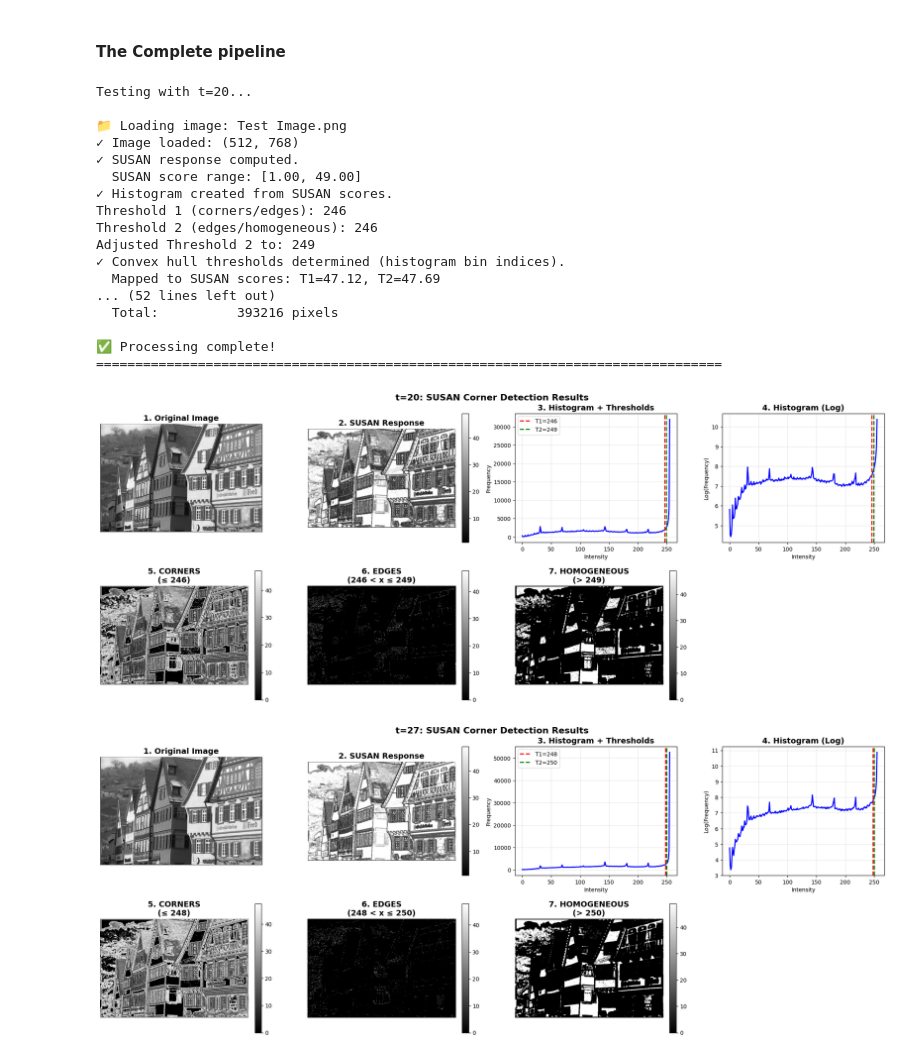
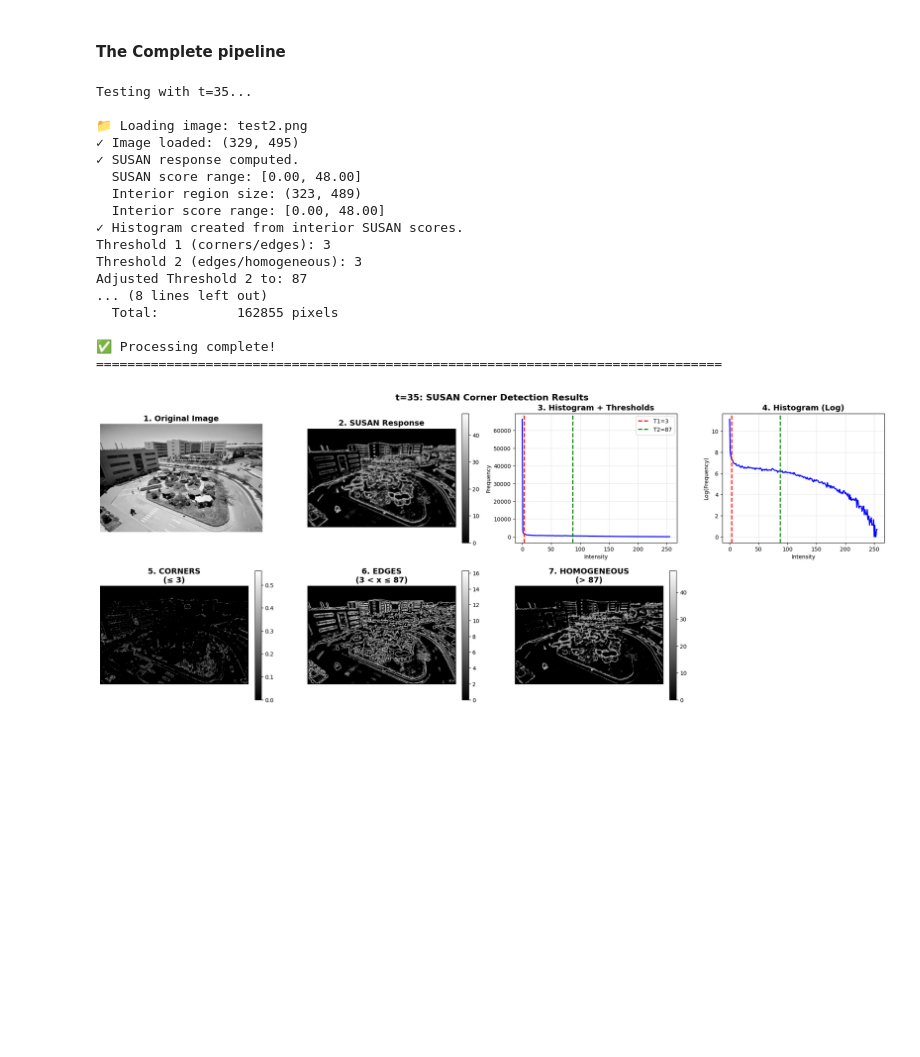
Before and after one commit to MohamedElsaeed424/Corner-and-Edge-Detector, a Jupyter notebook: cv-assignment2.ipynb, the cells around one changed output. Saved outputs shown, nothing was run; the diff lists cells and outputs as text; code cells hidden in the pictures; blank space fills up the shorter version.

Commit message:
removed padding  + added inverted scores ( THERE IS SOMETHING WRONG IN RESULTS T1 ALWAYS VERY LOW )

```diff
--- a/cv-assignment2.ipynb
+++ b/cv-assignment2.ipynb
@@ -134,7 +132,7 @@ def susan_histogram(scores, bins=256):
     Parameters:
     -----------
     scores : 2D numpy array
-        SUSAN scores for each pixel
+        SUSAN scores for each pixel (should be interior region only)
     bins : int, optional
         Number of bins for histogram (default: 256)
 
@@ -197,26 +195,24 @@ def susan(image, t, radius=3):
 
     img = image.astype(np.float32)
 
-    pad = radius
-    padded = np.pad(img, pad, mode='edge')
-
     mask = circular_mask(radius)
 
     scores = np.zeros((h, w), dtype=np.float32)
+    max_score = len(mask)  # Maximum possible USAN (number of pixels in mask)
 
-    for y in range(h):
-        for x in range(w):
+    for y in range(radius, h - radius):
+        for x in range(radius, w - radius):
            # nucleus
-            center_intensity = padded[y + pad, x + pad]
+            center_intensity = img[y, x]
 
             usan_size = 0.0
 
             for b, a in mask:
 
-                ny = y + a + pad
-                nx = x + b + pad
+                ny = y + a
+                nx = x + b
 
-                neighbor_intensity = padded[ny, nx]
+                neighbor_intensity = img[ny, nx]
 
                 intensity_diff = neighbor_intensity - center_intensity
 
@@ -224,7 +220,8 @@ def susan(image, t, radius=3):
 
                 usan_size += c_m
 
-            scores[y, x] = usan_size
+            # Invert: small USAN (corners) -> high score (bright)
+            scores[y, x] = max_score - usan_size
 
     return scores
 # %% [markdown]
@@ -556,9 +553,15 @@ def run_complete_pipeline(image_path, t_parameter=27, radius=3):
     print("✓ SUSAN response computed.")
     print(f"  SUSAN score range: [{manual_min(susan_response):.2f}, {manual_max(susan_response):.2f}]")
 
-    # Step 2: Create histogram from SUSAN scores
-    histogram, bin_edges = susan_histogram(susan_response, bins=256)
-    print("✓ Histogram created from SUSAN scores.")
+    # Extract only the interior (processed) region for histogram
+    h, w = susan_response.shape
+    interior_scores = susan_response[radius:h-radius, radius:w-radius]
+    print(f"  Interior region size: {interior_scores.shape}")
+    print(f"  Interior score range: [{manual_min(interior_scores):.2f}, {manual_max(interior_scores):.2f}]")
+
+    # Step 2: Create histogram from INTERIOR SUSAN scores only
+    histogram, bin_edges = susan_histogram(interior_scores, bins=256)
+    print("✓ Histogram created from interior SUSAN scores.")
 
     # Step 3: Apply convex hull thresholding (returns bin indices)
     threshold1_idx, threshold2_idx = two_pass_convex_hull_threshold(histogram)
@@ -570,6 +573,7 @@ def run_complete_pipeline(image_path, t_parameter=27, radius=3):
     print(f"  Mapped to SUSAN scores: T1={threshold1:.2f}, T2={threshold2:.2f}")
 
     # Step 5: Segment regions using actual SUSAN score thresholds
+    # Apply to FULL image (including borders)
     corners, edges, homogeneous = DrawImages(
         threshold1, threshold2, susan_response
     )
@@ -611,32 +615,31 @@ def run_complete_pipeline(image_path, t_parameter=27, radius=3):
     }
 # %%
 
-image_path = 'Test Image.png'
+image_path = 'test2.png'
 # results = run_complete_pipeline(image_path, t_parameter=27, radius=3)
 # plt.show()
 
-t_values = [20, 27, 35]
+t_values = [35]
 
 for idx, t in enumerate(t_values):
     print(f"\nTesting with t={t}...")
     result = run_complete_pipeline(image_path, t_parameter=t, radius=3)
 # %% [output]
-Testing with t=20...
+Testing with t=35...
 
-📁 Loading image: Test Image.png
-✓ Image loaded: (512, 768)
+📁 Loading image: test2.png
+✓ Image loaded: (329, 495)
 ✓ SUSAN response computed.
-  SUSAN score range: [1.00, 49.00]
-✓ Histogram created from SUSAN scores.
-Threshold 1 (corners/edges): 246
-Threshold 2 (edges/homogeneous): 246
-Adjusted Threshold 2 to: 249
-✓ Convex hull thresholds determined (histogram bin indices).
-  Mapped to SUSAN scores: T1=47.12, T2=47.69
-... (52 lines left out)
-  Total:          393216 pixels
+  SUSAN score range: [0.00, 48.00]
+  Interior region size: (323, 489)
+  Interior score range: [0.00, 48.00]
+✓ Histogram created from interior SUSAN scores.
+Threshold 1 (corners/edges): 3
+Threshold 2 (edges/homogeneous): 3
+Adjusted Threshold 2 to: 87
+... (8 lines left out)
+  Total:          162855 pixels
 
 ✅ Processing complete!
 ================================================================================
-[figure, old version]
+[figure, new version]
-[figure, removed]
```
Also changed, not shown: parts of 3 cells of this notebook, 1 other file.
